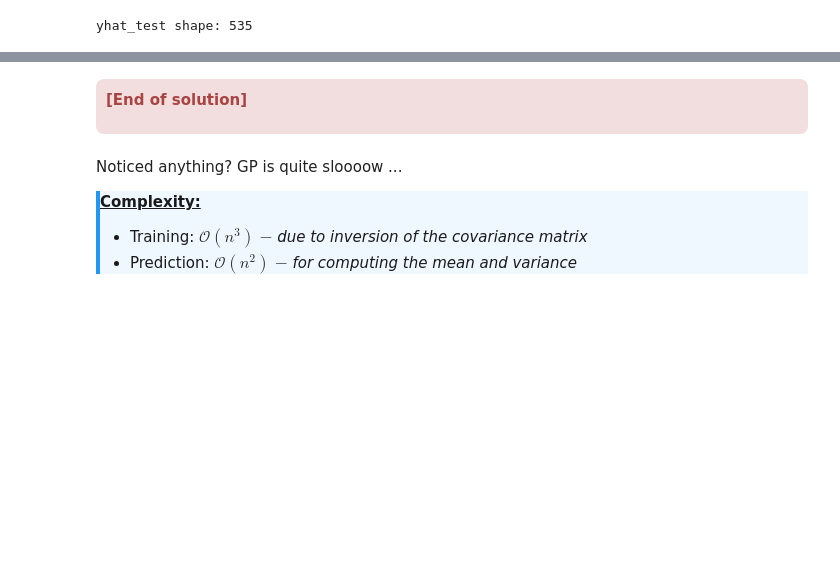
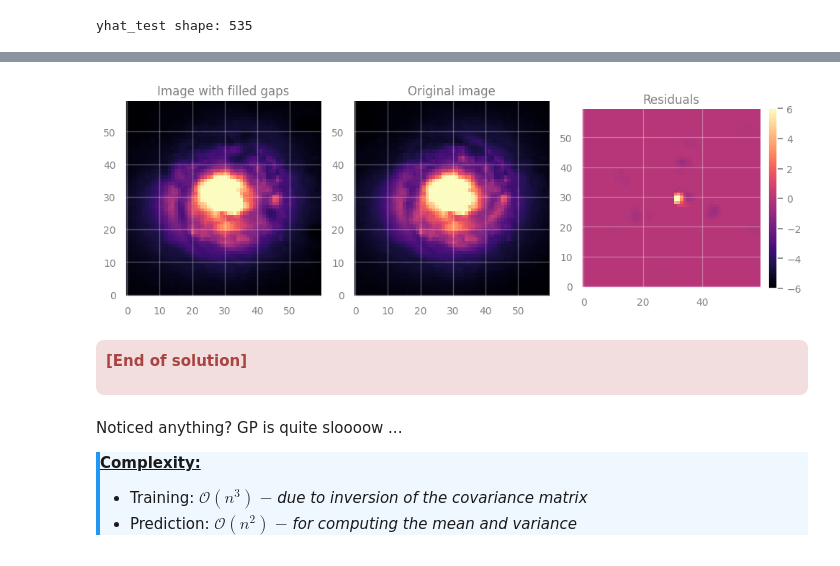
Before and after one commit to sghwang-cosmos/Astrostat-School-2026, a Jupyter notebook: Gaussian_Processes/Gaussian_Processes.ipynb, the cells around one changed output, grey strips where cells are left out. Drawn from its saved outputs; the diff is of its cells as text; code cells hidden in the pictures; blank space fills up the shorter version.

```diff
--- a/Gaussian_Processes/Gaussian_Processes.ipynb
+++ b/Gaussian_Processes/Gaussian_Processes.ipynb
@@ -1018,6 +1060,26 @@ plt.tight_layout()
 plt.show()
 # %% [output]
 [figure]
+# %%
+# > Figure
+fig, axes = plt.subplots(figsize=(10, 4), nrows=1, ncols=3)
+
+# Apply ZScale interval for color scaling
+interval = ZScaleInterval()
+vmin, vmax = interval.get_limits(data)
+
+axes[0].set_title("Image with filled gaps", fontsize=12)
+axes[0].imshow(filled_data, cmap='magma', origin='lower', vmin=vmin, vmax=vmax)
+axes[1].set_title("Original image", fontsize=12)
+axes[1].imshow(data, cmap='magma', origin='lower', vmin=vmin, vmax=vmax)
+axes[2].set_title("Residuals", fontsize=12)
+im = axes[2].imshow(filled_data - data, cmap='magma', origin='lower', vmin=-6, vmax=6)
+fig.colorbar(im, ax=axes[2], fraction=0.046, pad=0.04)
+
+plt.tight_layout()
+plt.show()
+# %% [output]
+[figure, added]
 # %% [markdown]
 <div class="alert alert-danger" role="alert" style="border-radius: 8px; padding: 10px;">
 
```
Also changed, not shown: parts of 8 cells of this notebook.
